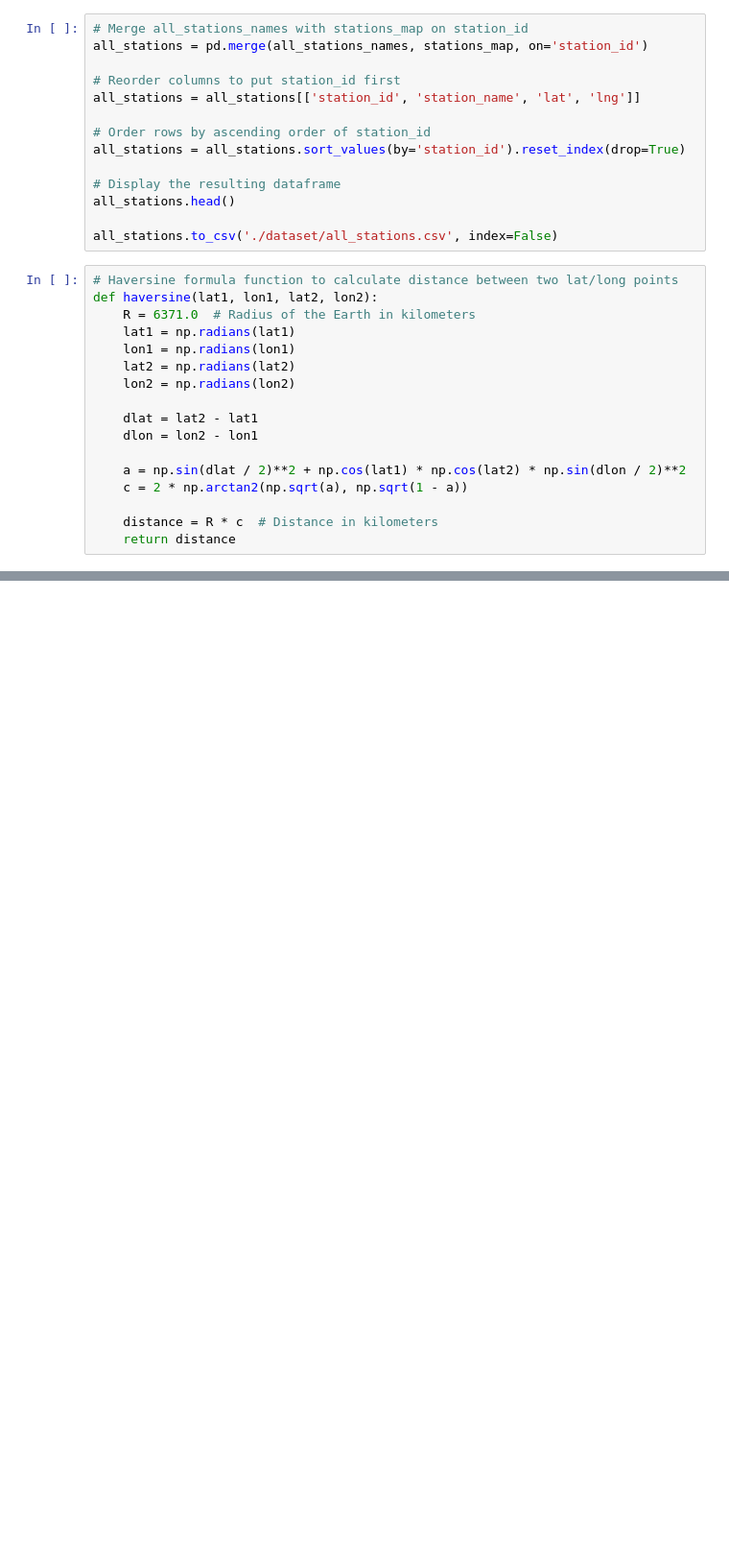
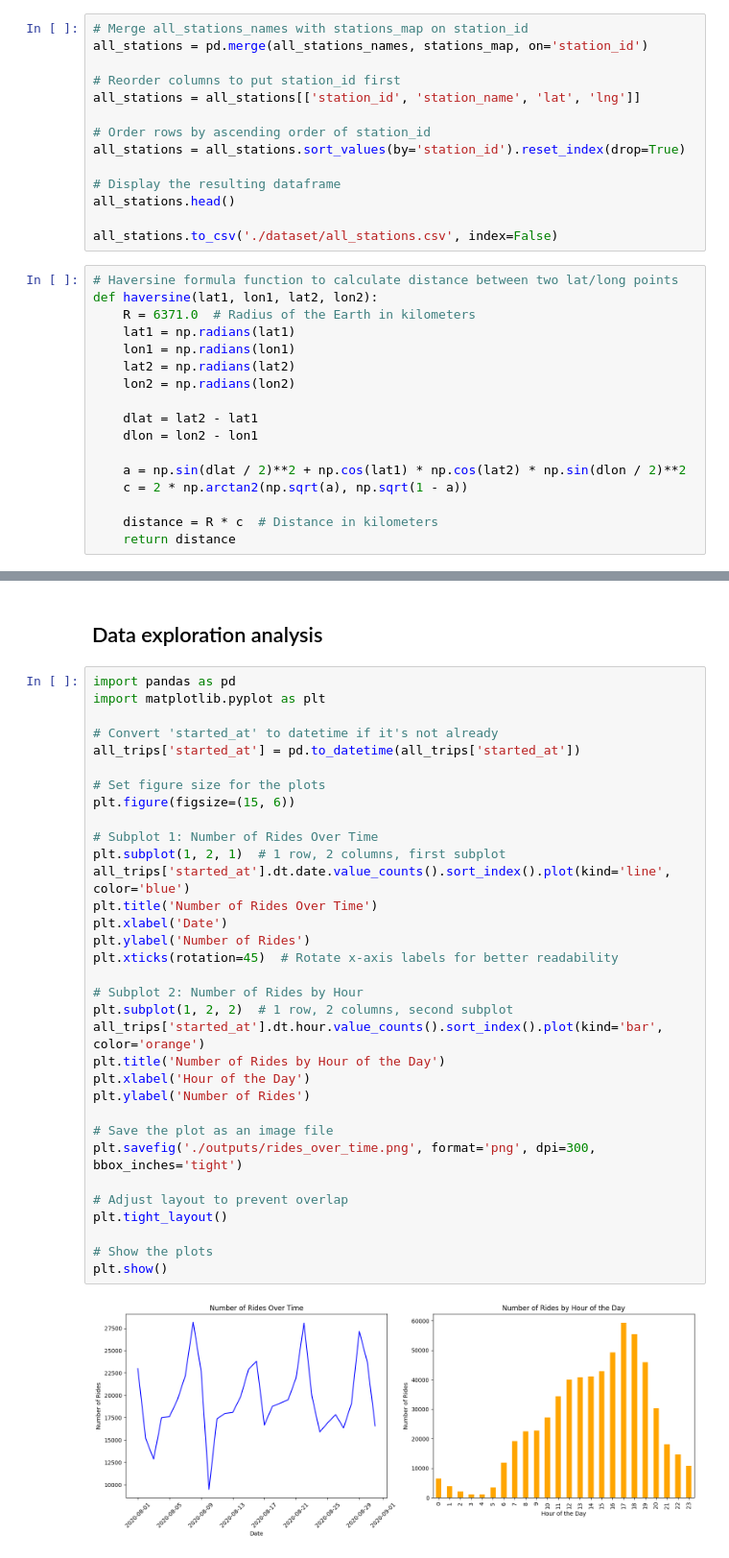
Before and after one commit to babs3/MS_project, a Jupyter notebook: mesa-simulator/shared_bike_system/clean_data.ipynb, the cells around one changed output, grey strips where cells are left out. Shown at 96% size. Drawn from its saved outputs; the diff is of its cells as text; blank space fills up the shorter version.

Commit message:
add exploratory analysis

```diff
--- a/mesa-simulator/shared_bike_system/clean_data.ipynb
+++ b/mesa-simulator/shared_bike_system/clean_data.ipynb
@@ -135,0 +176,37 @@ all_trips.to_csv('./dataset/cleaned_trips.csv', index=False)
+# %% [markdown]
+## Data exploration analysis
+# %%
+import pandas as pd
+import matplotlib.pyplot as plt
+
+# Convert 'started_at' to datetime if it's not already
+all_trips['started_at'] = pd.to_datetime(all_trips['started_at'])
+
+# Set figure size for the plots
+plt.figure(figsize=(15, 6))
+
+# Subplot 1: Number of Rides Over Time
+plt.subplot(1, 2, 1)  # 1 row, 2 columns, first subplot
+all_trips['started_at'].dt.date.value_counts().sort_index().plot(kind='line', color='blue')
+plt.title('Number of Rides Over Time')
+plt.xlabel('Date')
+plt.ylabel('Number of Rides')
+plt.xticks(rotation=45)  # Rotate x-axis labels for better readability
+
+# Subplot 2: Number of Rides by Hour
+plt.subplot(1, 2, 2)  # 1 row, 2 columns, second subplot
+all_trips['started_at'].dt.hour.value_counts().sort_index().plot(kind='bar', color='orange')
+plt.title('Number of Rides by Hour of the Day')
+plt.xlabel('Hour of the Day')
+plt.ylabel('Number of Rides')
+
+# Save the plot as an image file
+plt.savefig('./outputs/rides_over_time.png', format='png', dpi=300, bbox_inches='tight')
+
+# Adjust layout to prevent overlap
+plt.tight_layout()
+
+# Show the plots
+plt.show()
+# %% [output]
+[figure, added]
```
Also changed, not shown: parts of 10 cells of this notebook, 2 other files.
